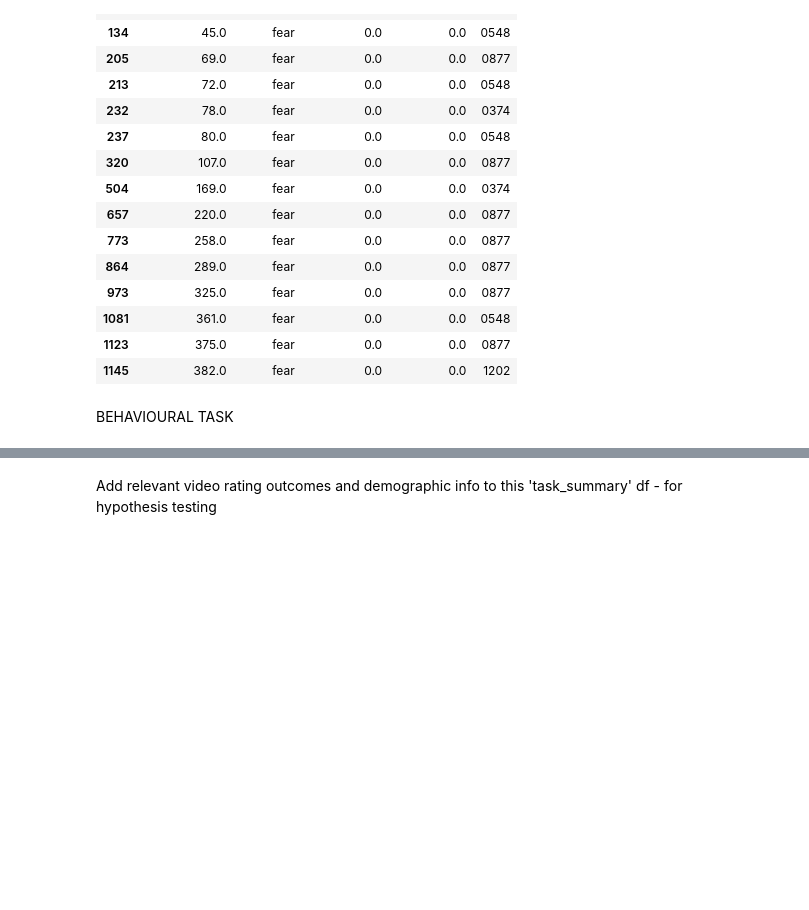
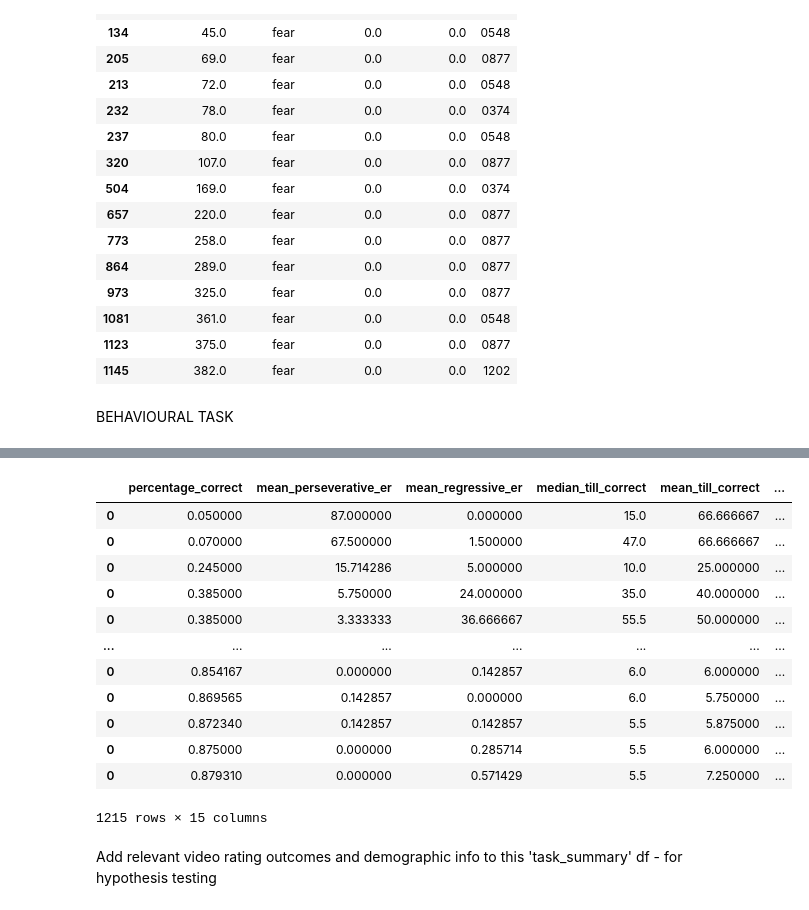
Before and after one commit to emilybagley/disgust_reversal_learning-stage2, a Jupyter notebook: 0_data_cleaning.ipynb, the cells around one changed output, grey strips where cells are left out. Saved outputs shown, nothing was run; the diff lists cells and outputs as text; code cells hidden in the pictures; blank space fills up the shorter version.

```diff
--- a/0_data_cleaning.ipynb
+++ b/0_data_cleaning.ipynb
@@ -262,3 +313,19 @@ task_summary
+# %%
+task_summary.sort_values(by='percentage_correct')
+# %% [output]
+|  | percentage_correct | mean_perseverative_er | mean_regressive_er | median_till_correct | mean_till_correct | ... |
+| 0 | 0.050000 | 87.000000 | 0.000000 | 15.0 | 66.666667 | ... |
+| 0 | 0.070000 | 67.500000 | 1.500000 | 47.0 | 66.666667 | ... |
+| 0 | 0.245000 | 15.714286 | 5.000000 | 10.0 | 25.000000 | ... |
+| 0 | 0.385000 | 5.750000 | 24.000000 | 35.0 | 40.000000 | ... |
+| 0 | 0.385000 | 3.333333 | 36.666667 | 55.5 | 50.000000 | ... |
+| ... | ... | ... | ... | ... | ... | ... |
+| 0 | 0.854167 | 0.000000 | 0.142857 | 6.0 | 6.000000 | ... |
+| 0 | 0.869565 | 0.142857 | 0.000000 | 6.0 | 5.750000 | ... |
+| 0 | 0.872340 | 0.142857 | 0.142857 | 5.5 | 5.875000 | ... |
+| 0 | 0.875000 | 0.000000 | 0.285714 | 5.5 | 6.000000 | ... |
+| 0 | 0.879310 | 0.000000 | 0.571429 | 5.5 | 7.250000 | ... |
+1215 rows × 15 columns
 # %% [markdown]
 Add relevant video rating outcomes and demographic info to this 'task_summary' df - for hypothesis testing
 # %%
```
Also changed, not shown: parts of 9 cells of this notebook.
